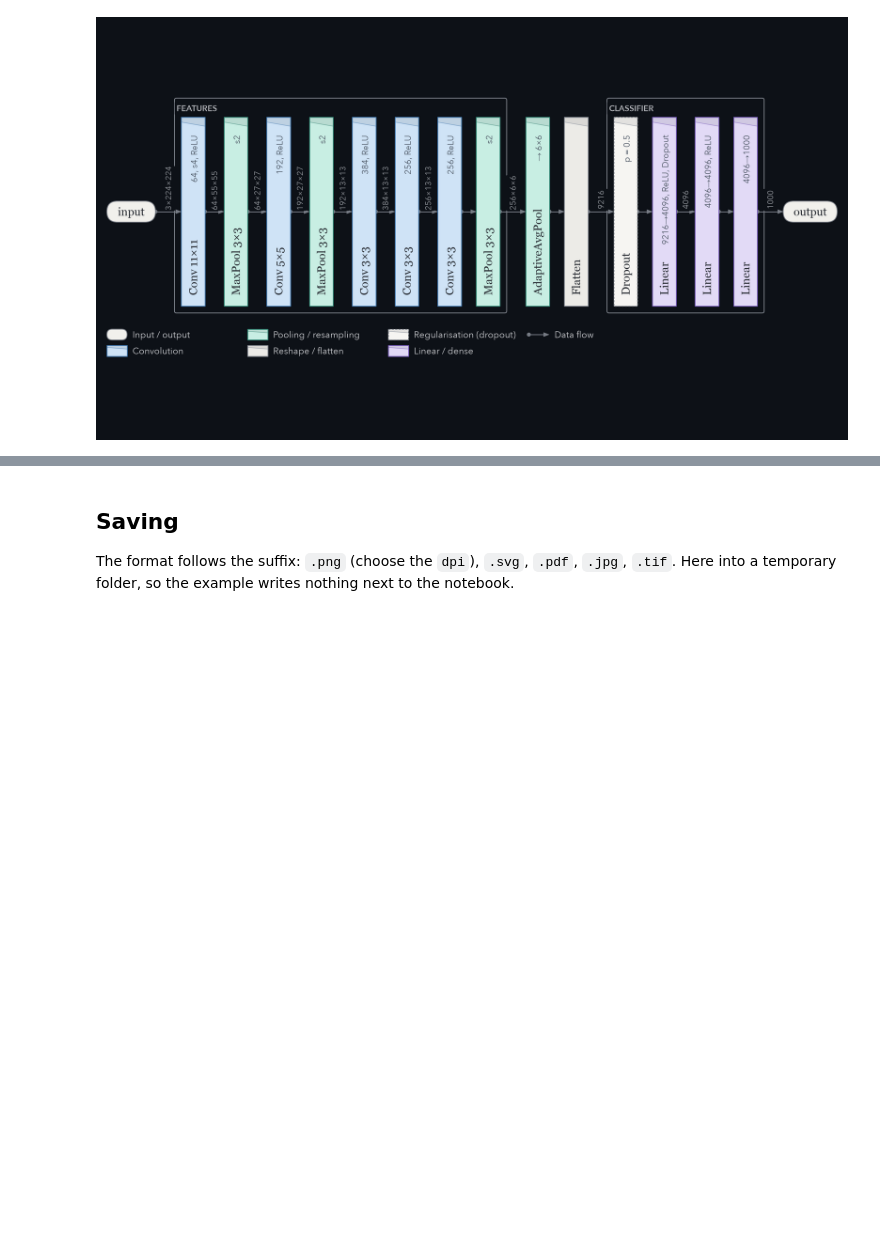
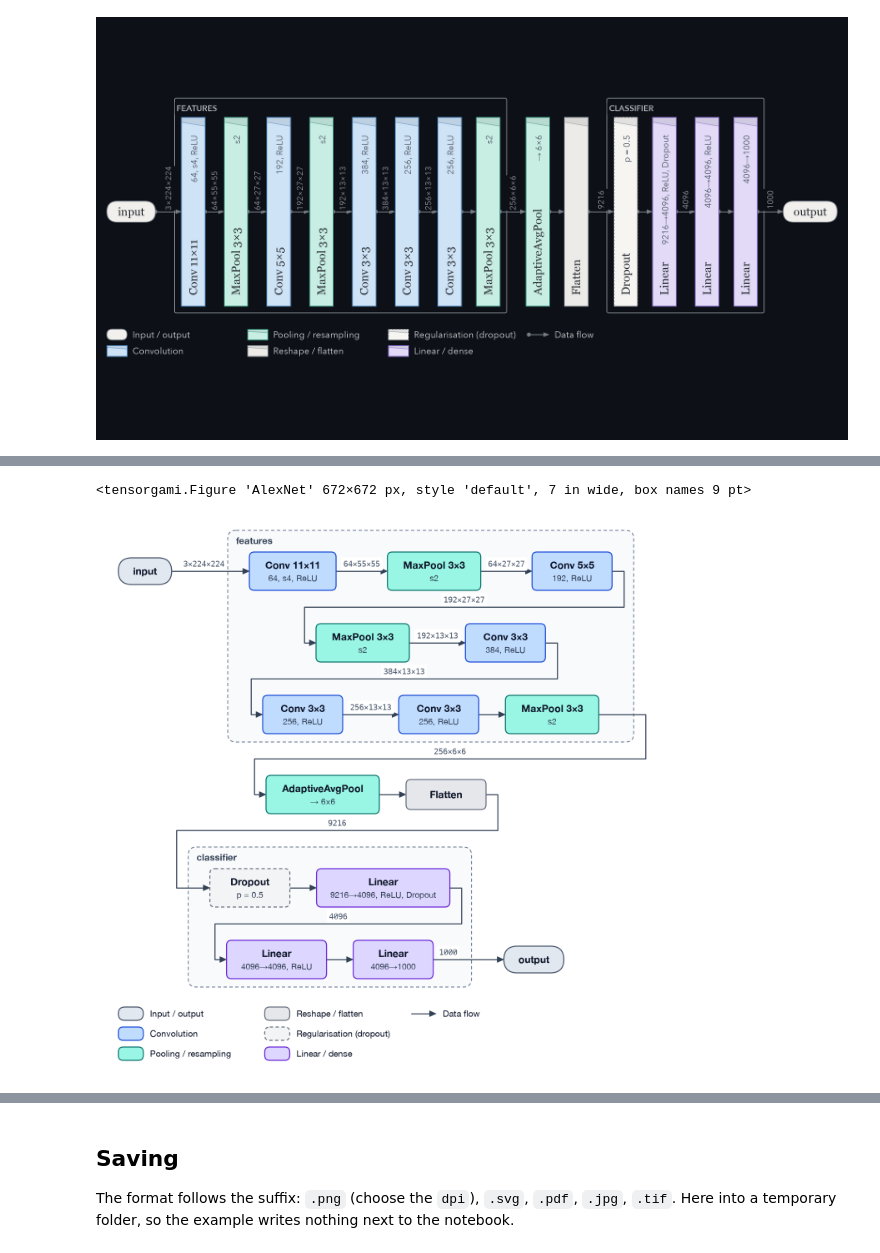
Before and after one commit to AndreiUtina/TensorGami, a Jupyter notebook: examples/alexnet.ipynb, the cells around one changed output, grey strips where cells are left out. Cells and saved outputs as stored; diff of their text form; code cells hidden in the pictures; blank space fills up the shorter version.

Commit message:
lay figure for paper width updates

```diff
--- a/examples/alexnet.ipynb
+++ b/examples/alexnet.ipynb
@@ -92,0 +101,7 @@ tg.draw(model, x, fit="slide", style="origami", variant="dark")
+# %%
+paper = tg.draw(model, x, width="7in")
+print(paper)
+paper
+# %% [output]
+<tensorgami.Figure 'AlexNet' 672×672 px, style 'default', 7 in wide, box names 9 pt>
+[figure, added]
```
Also changed, not shown: parts of 2 cells of this notebook, 22 other files.
